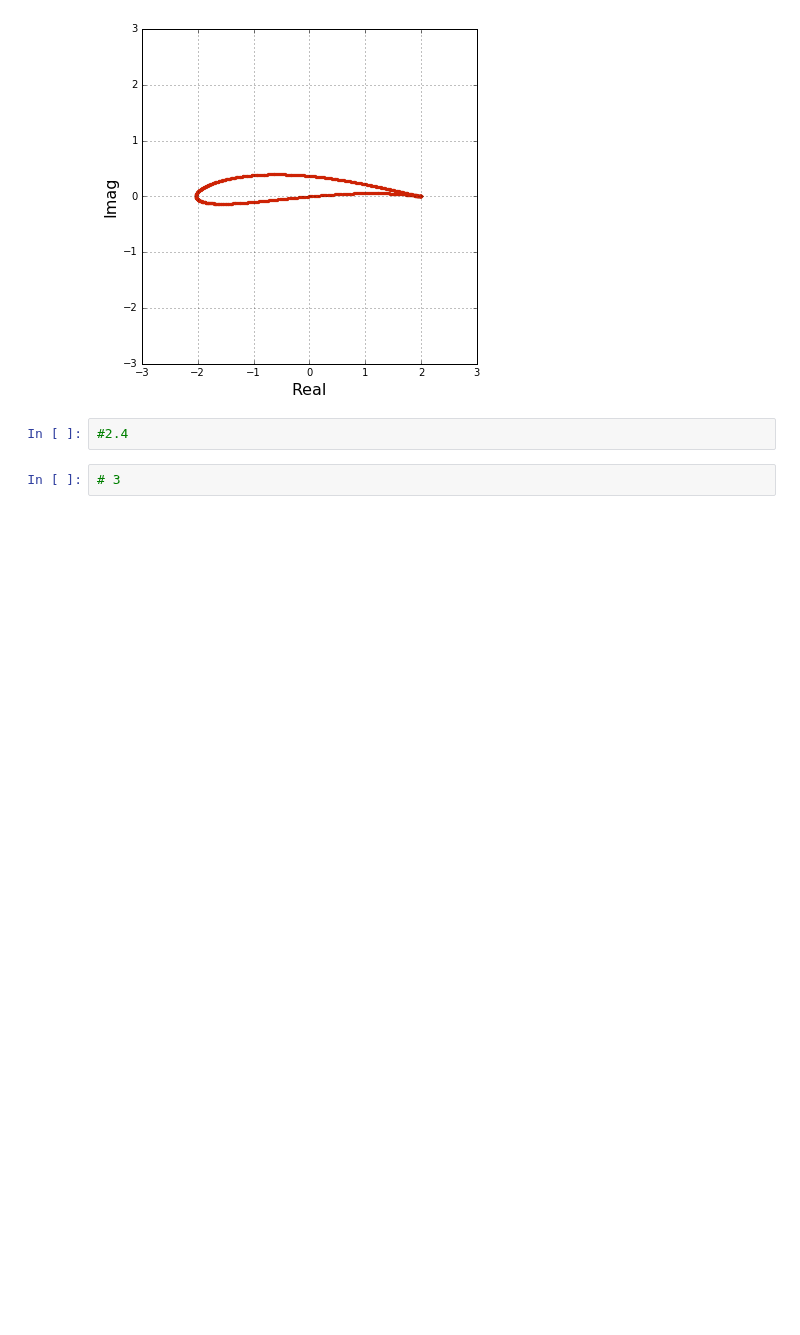
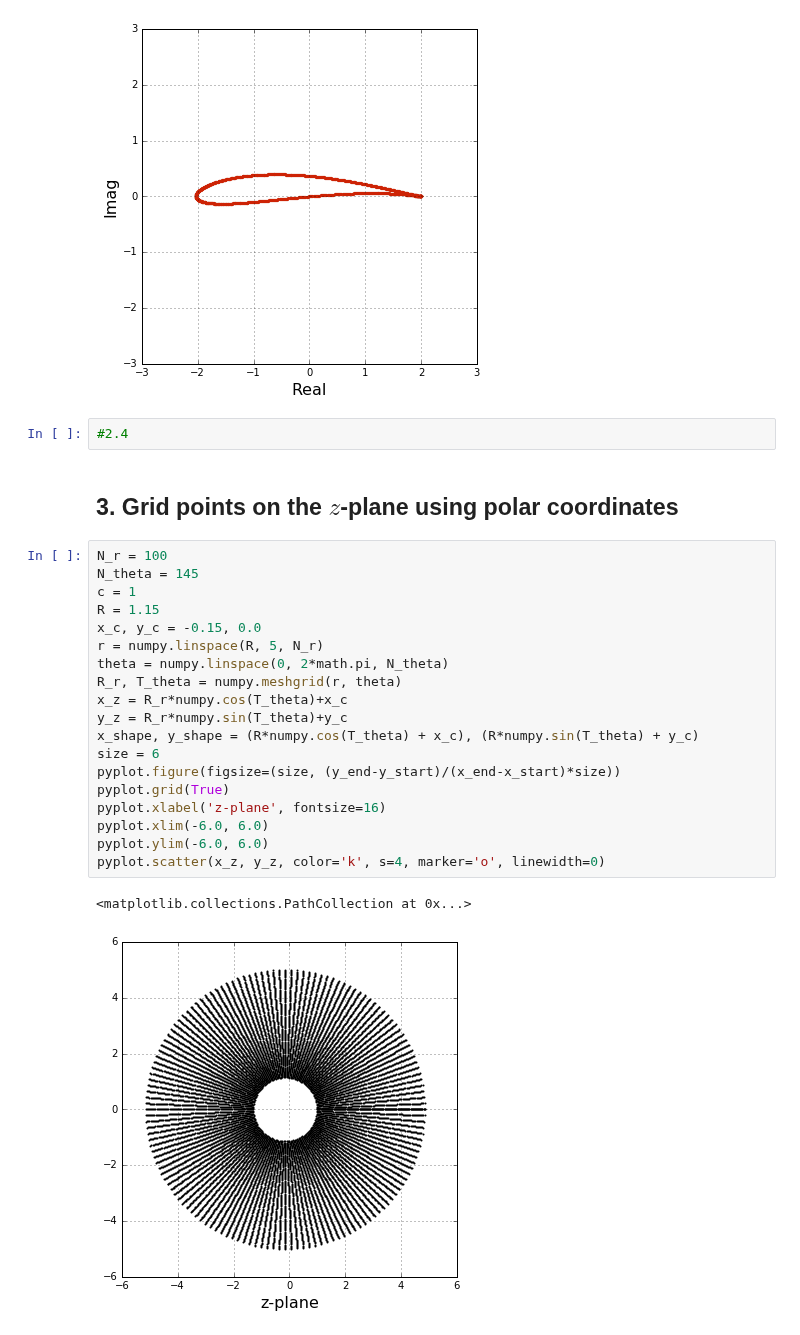
Before and after one commit to liu19941121/mae6226-work, a Jupyter notebook: assignment2.ipynb, the cells around one changed output. Saved outputs shown, nothing was run; the diff lists cells and outputs as text; blank space fills up the shorter version.

```diff
--- a/assignment2.ipynb
+++ b/assignment2.ipynb
@@ -106,5 +106,27 @@ pyplot.scatter(x_E_shape, y_E_shape, color='#CD2305', s=5, marker='o')
 [figure]
 # %%
 #2.4
-# %%
-# 3
+# %% [markdown]
+## 3. Grid points on the $z$-plane using polar coordinates
+# %%
+N_r = 100
+N_theta = 145
+c = 1
+R = 1.15
+x_c, y_c = -0.15, 0.0
+r = numpy.linspace(R, 5, N_r)
+theta = numpy.linspace(0, 2*math.pi, N_theta)
+R_r, T_theta = numpy.meshgrid(r, theta)
+x_z = R_r*numpy.cos(T_theta)+x_c
+y_z = R_r*numpy.sin(T_theta)+y_c
+x_shape, y_shape = (R*numpy.cos(T_theta) + x_c), (R*numpy.sin(T_theta) + y_c)
+size = 6
+pyplot.figure(figsize=(size, (y_end-y_start)/(x_end-x_start)*size))
+pyplot.grid(True)
+pyplot.xlabel('z-plane', fontsize=16)
+pyplot.xlim(-6.0, 6.0)
+pyplot.ylim(-6.0, 6.0)
+pyplot.scatter(x_z, y_z, color='k', s=4, marker='o', linewidth=0)
+# %% [output]
+<matplotlib.collections.PathCollection at 0x...>
+[figure, added]
```
Also changed, not shown: parts of 2 cells of this notebook.
